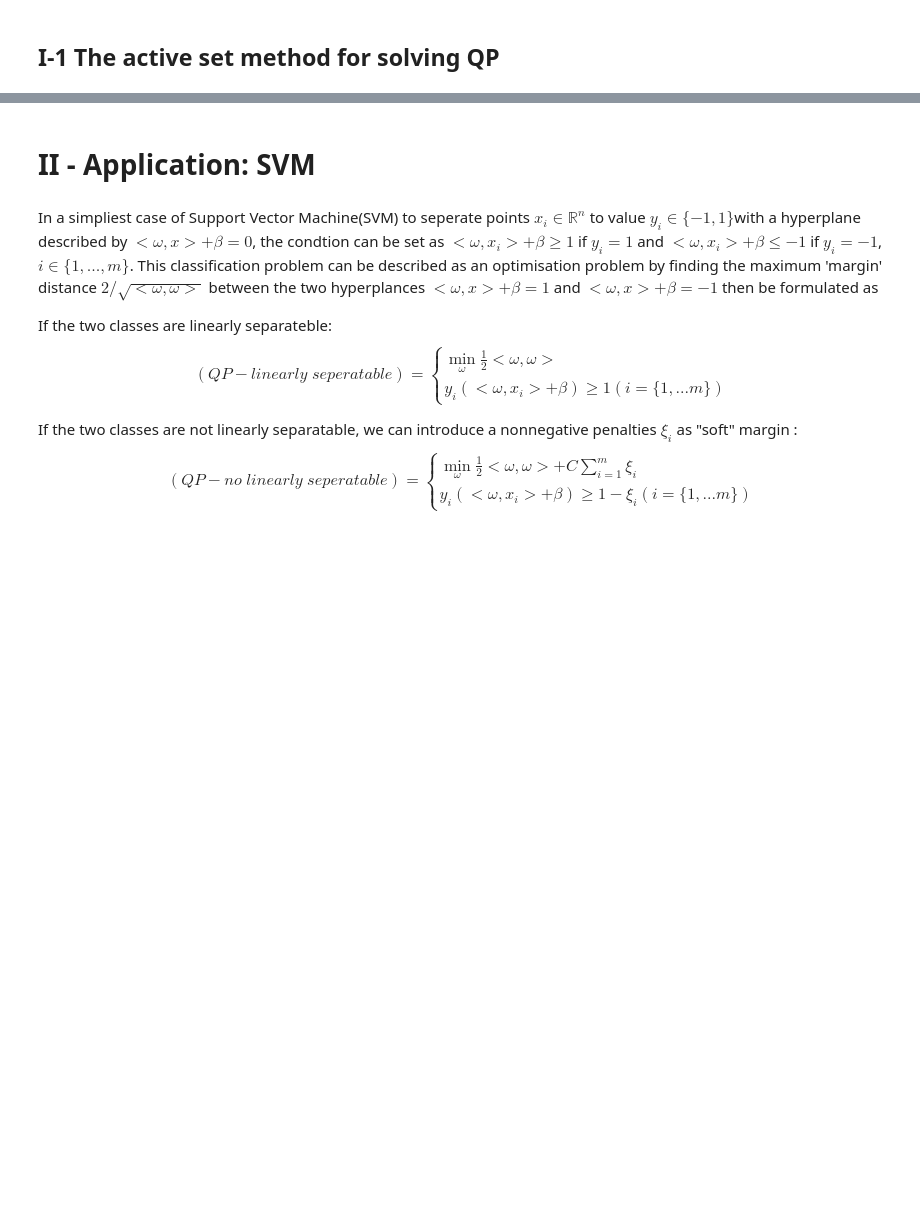
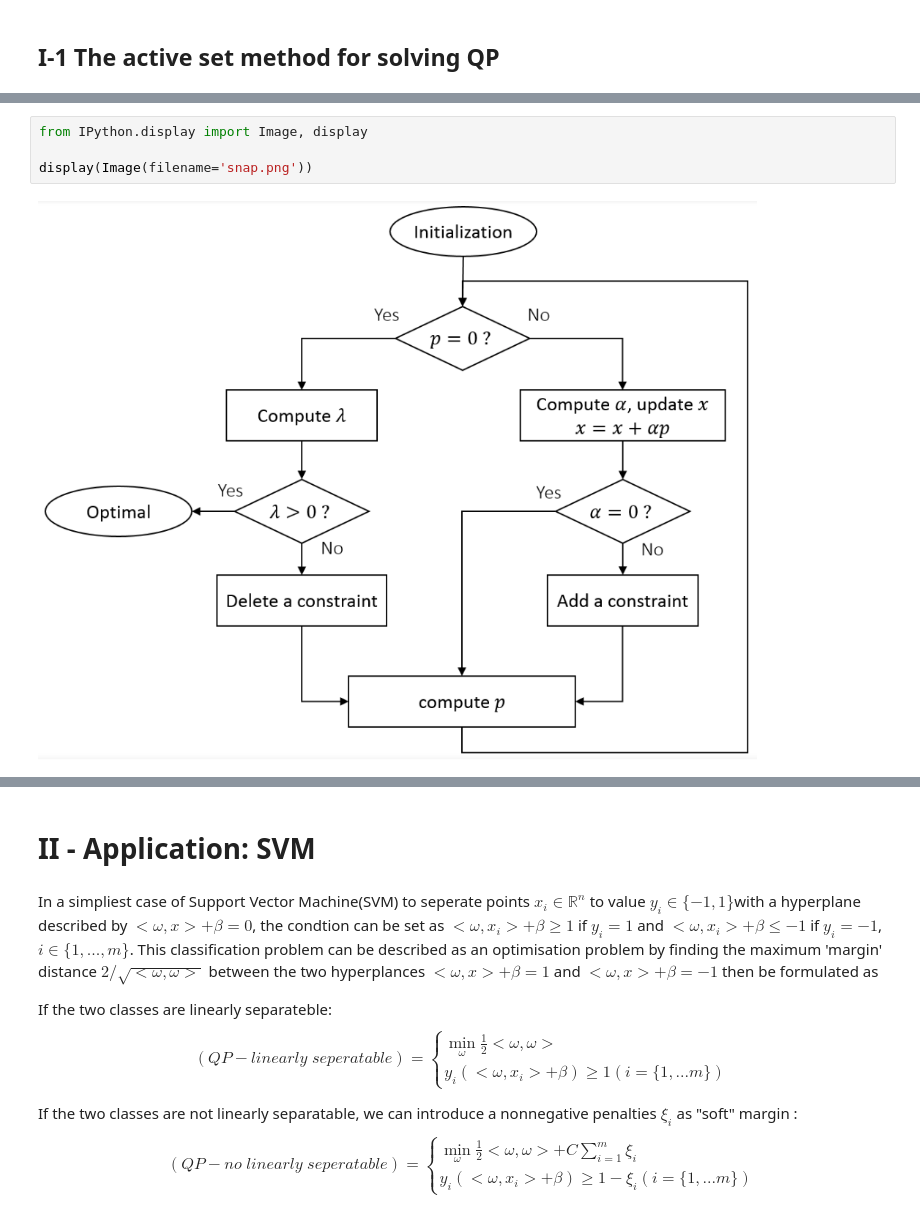
Before and after one commit to boyuanhuang/Optimisation, a Jupyter notebook: QuadraticProgramming-ActiveSet_SVM.ipynb, the cells around one changed output, grey strips where cells are left out. Cells and saved outputs as stored; diff of their text form; blank space fills up the shorter version.

```diff
--- a/QuadraticProgramming-ActiveSet_SVM.ipynb
+++ b/QuadraticProgramming-ActiveSet_SVM.ipynb
@@ -70,3 +78,9 @@ $$
+# %%
+from IPython.display import Image, display
+
+display(Image(filename='snap.png'))
+# %% [output]
+[figure, added]
 # %%
 # Active set
 # min 1/2x.THx+c.Tx
```
Also changed, not shown: parts of 7 cells of this notebook, 3 other files.
